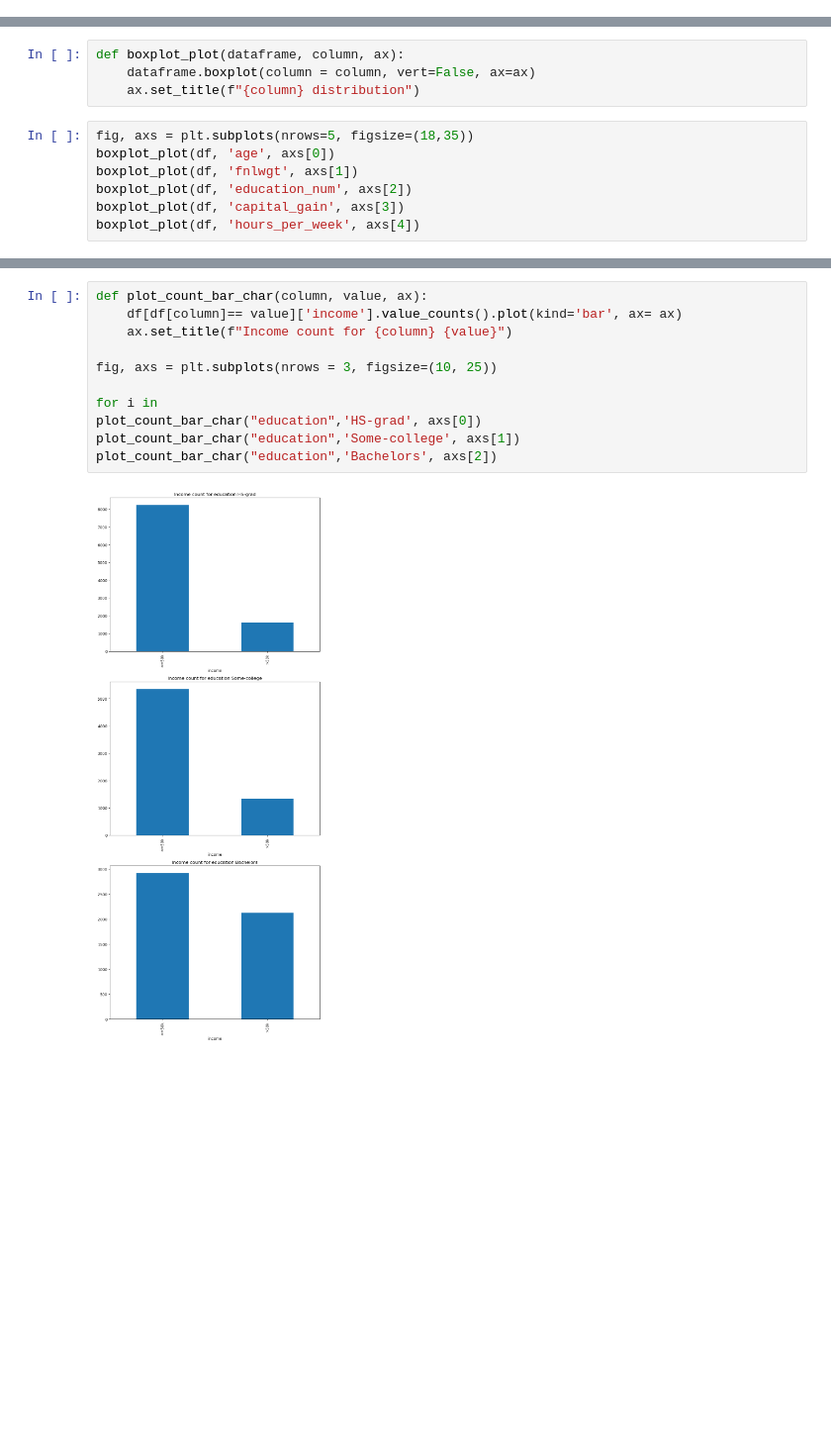
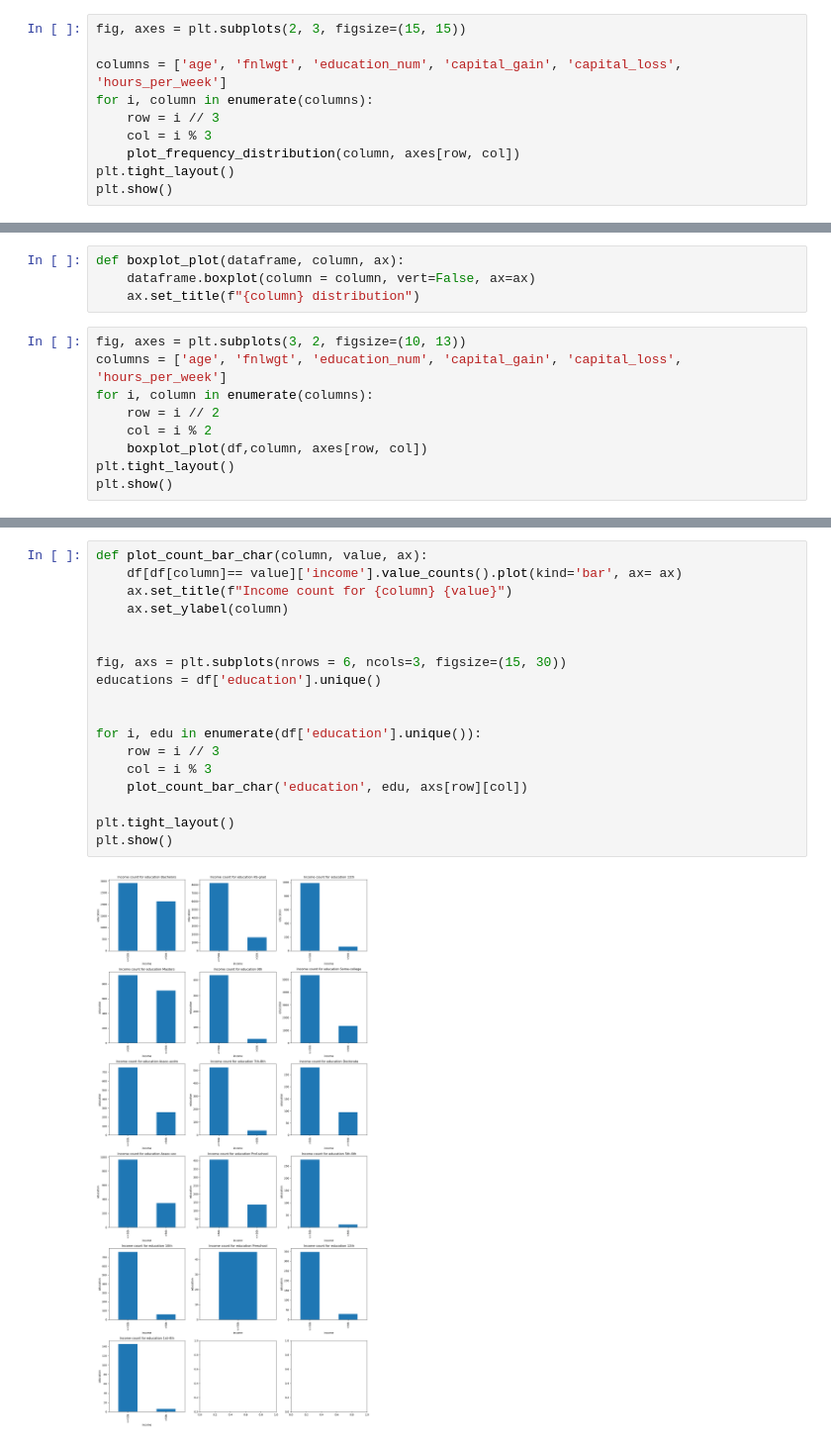
Before and after one commit to KarimAly12/AdultDataset, a Jupyter notebook: YearlySalaryPrediction.ipynb, the cells around one changed output, grey strips where cells are left out. Shown: that part at 99% size. Drawn from its saved outputs; the diff is of its cells as text; blank space fills up the shorter version.

```diff
--- a/YearlySalaryPrediction.ipynb
+++ b/YearlySalaryPrediction.ipynb
@@ -187,0 +195,10 @@ df.describe()
+# %%
+fig, axes = plt.subplots(2, 3, figsize=(15, 15))
+
+columns = ['age', 'fnlwgt', 'education_num', 'capital_gain', 'capital_loss', 'hours_per_week']
+for i, column in enumerate(columns):
+    row = i // 3
+    col = i % 3
+    plot_frequency_distribution(column, axes[row, col])
+plt.tight_layout()
+plt.show()
@@ -209,10 +229,12 @@ def boxplot_plot(dataframe, column, ax):
     dataframe.boxplot(column = column, vert=False, ax=ax)
     ax.set_title(f"{column} distribution")
 # %%
-fig, axs = plt.subplots(nrows=5, figsize=(18,35))
-boxplot_plot(df, 'age', axs[0])
-boxplot_plot(df, 'fnlwgt', axs[1])
-boxplot_plot(df, 'education_num', axs[2])
-boxplot_plot(df, 'capital_gain', axs[3])
-boxplot_plot(df, 'hours_per_week', axs[4])
+fig, axes = plt.subplots(3, 2, figsize=(10, 13))
+columns = ['age', 'fnlwgt', 'education_num', 'capital_gain', 'capital_loss', 'hours_per_week']
+for i, column in enumerate(columns):
+    row = i // 2
+    col = i % 2
+    boxplot_plot(df,column, axes[row, col])
+plt.tight_layout()
+plt.show()
 # %% [output]
@@ -233,13 +259,20 @@ plot_pie_chart('sex', 'Female', axs[1])
 # %%
 def plot_count_bar_char(column, value, ax):
     df[df[column]== value]['income'].value_counts().plot(kind='bar', ax= ax)
     ax.set_title(f"Income count for {column} {value}")
+    ax.set_ylabel(column)
 
-fig, axs = plt.subplots(nrows = 3, figsize=(10, 25))
 
-for i in
-plot_count_bar_char("education",'HS-grad', axs[0])
-plot_count_bar_char("education",'Some-college', axs[1])
-plot_count_bar_char("education",'Bachelors', axs[2])
+fig, axs = plt.subplots(nrows = 6, ncols=3, figsize=(15, 30))
+educations = df['education'].unique()
+
+
+for i, edu in enumerate(df['education'].unique()):
+    row = i // 3
+    col = i % 3
+    plot_count_bar_char('education', edu, axs[row][col])
+
+plt.tight_layout()
+plt.show()
 # %% [output]
-[figure, old version]
+[figure, new version]
```
Also changed, not shown: parts of 11 cells of this notebook.
